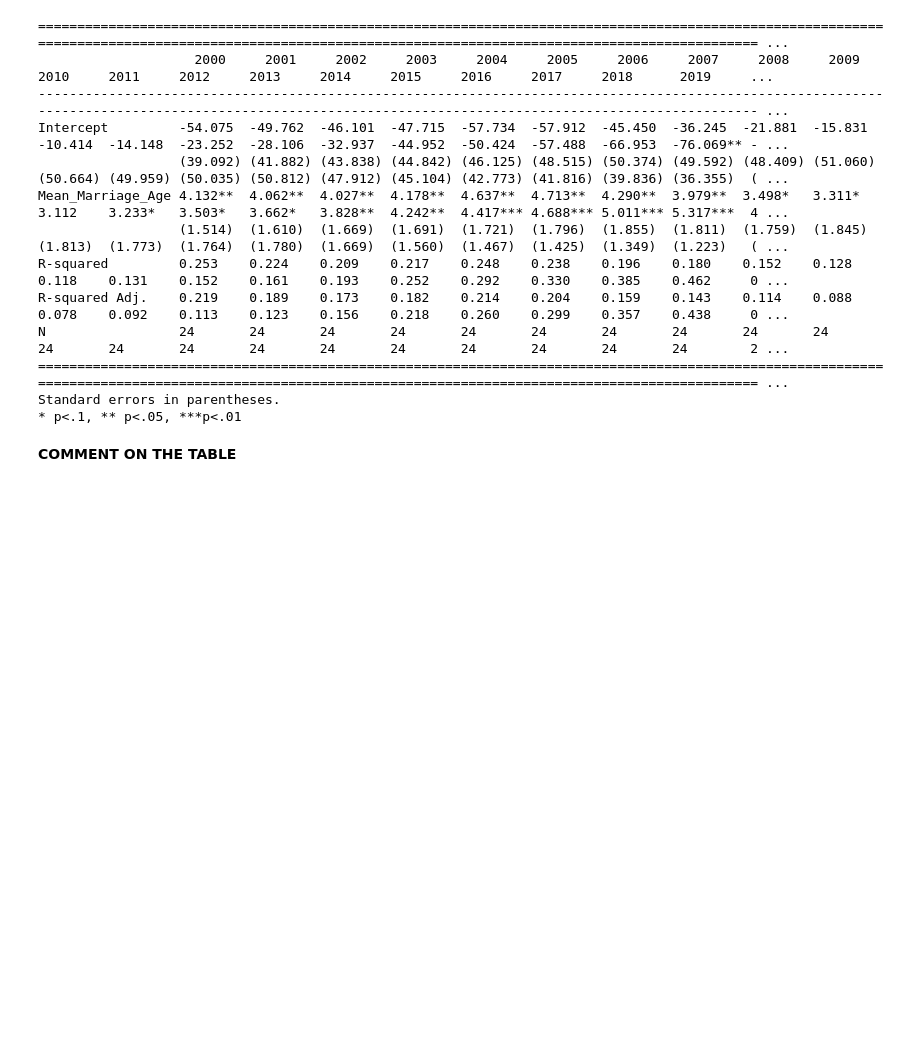
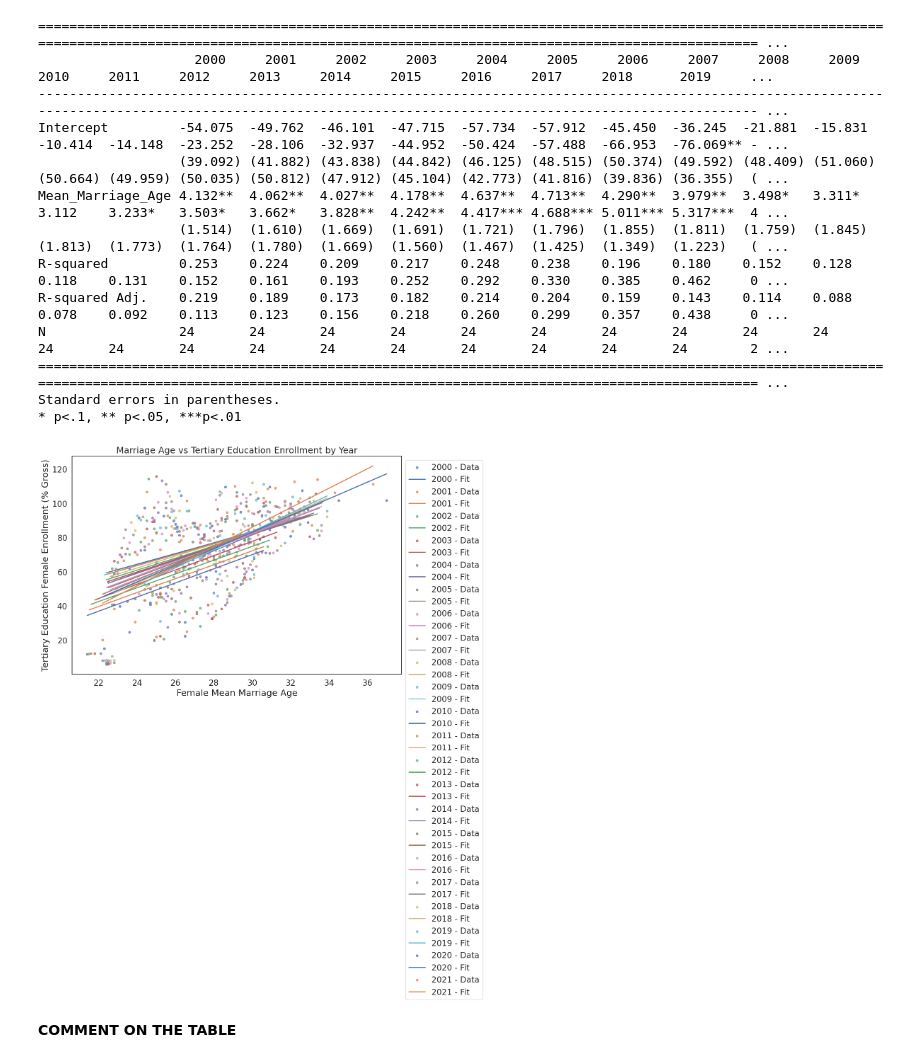
Before and after one commit to adaozdmr/QM2, a Jupyter notebook: Copy_GroupProjectPanelRegression.ipynb, the cells around one changed output. Saved outputs shown, nothing was run; the diff lists cells and outputs as text; code cells hidden in the pictures; blank space fills up the shorter version.

```diff
--- a/Copy_GroupProjectPanelRegression.ipynb
+++ b/Copy_GroupProjectPanelRegression.ipynb
@@ -224,6 +271,49 @@ N                 24       24       24       24       24       24       24
 ======================================================================================================================================================================================================== ...
 Standard errors in parentheses.
 * p<.1, ** p<.05, ***p<.01
+# %%
+import matplotlib.pyplot as plt
+import numpy as np
+import seaborn as sns
+from statsmodels.formula.api import ols
+from statsmodels.iolib.summary2 import summary_col
+
+# Assuming your data is in df_c and you have already run the loop to generate models.
+
+# Initialize the plot
+plt.figure(figsize=(12, 8))
+
+# Loop through years and plot the best-fit line for each year
+for year in years:
+    # Subset the data for the current year
+    yearofinterest = df_c[df_c['Year'] == year]
+
+    # Fit the model (OLS regression)
+    model = ols('Tertiary_Education ~ Mean_Marriage_Age', data=yearofinterest).fit()
+
+    # Get the predicted values for the year
+    x_vals = np.linspace(yearofinterest['Mean_Marriage_Age'].min(), yearofinterest['Mean_Marriage_Age'].max(), 100)
+    y_vals = model.predict(exog=dict(Mean_Marriage_Age=x_vals))
+
+    # Plot the scatter points for the current year
+    plt.scatter(yearofinterest['Mean_Marriage_Age'], yearofinterest['Tertiary_Education'], alpha=0.7, label=f"{year} - Data", s=20)
+
+    # Plot the best fit line
+    plt.plot(x_vals, y_vals, label=f'{year} - Fit', linestyle='-', linewidth=2)
+
+# Adding labels and title
+plt.xlabel('Female Mean Marriage Age')
+plt.ylabel('Tertiary Education Female Enrollment (% Gross)')
+plt.title('Marriage Age vs Tertiary Education Enrollment by Year')
+
+# Adding a legend
+plt.legend(loc='upper left', bbox_to_anchor=(1, 1))
+
+# Display the plot
+plt.tight_layout()
+plt.show()
+# %% [output]
+[figure, added]
 # %% [markdown]
 **COMMENT ON THE TABLE**
 # %% [markdown]
```
Also changed, not shown: parts of 15 cells of this notebook.
